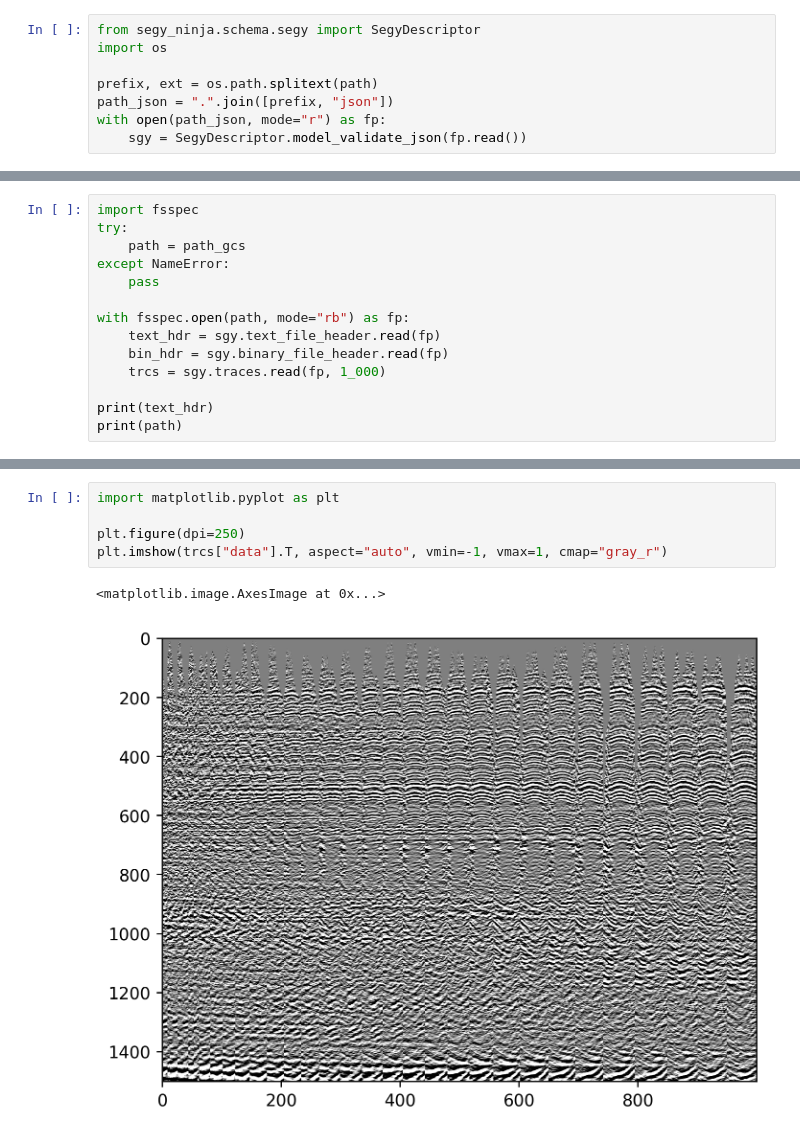
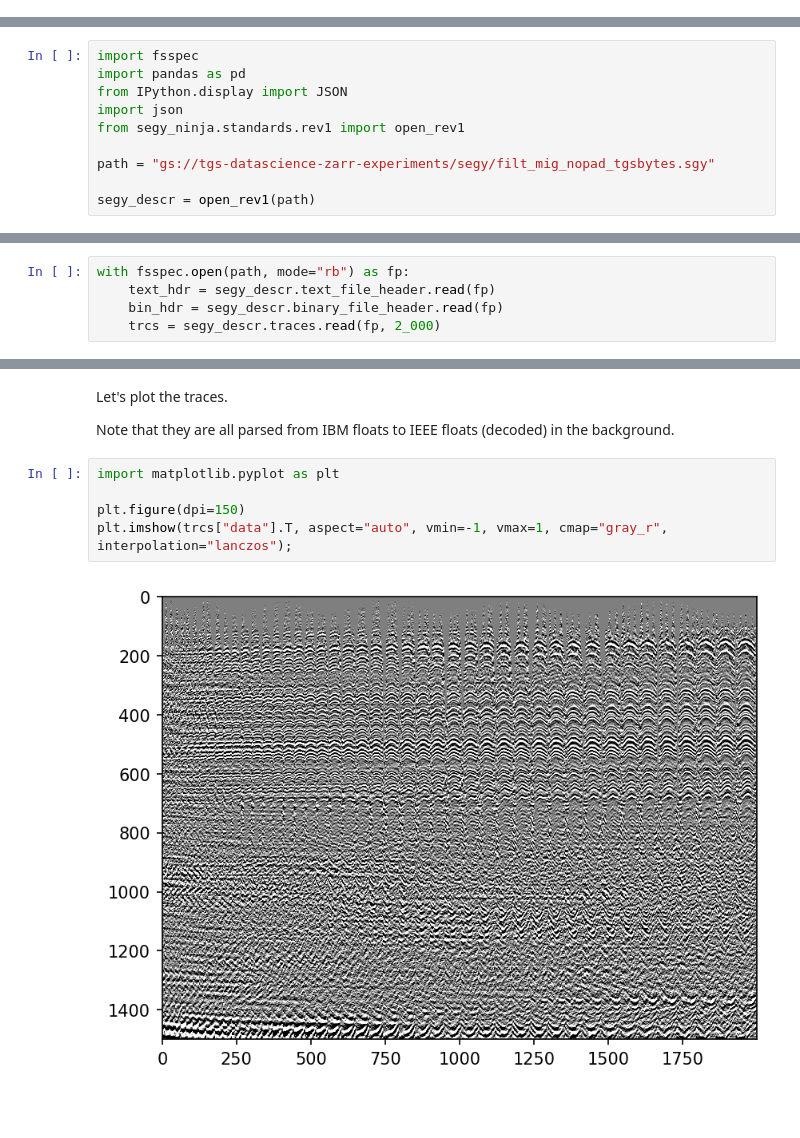
Before and after one commit to TGSAI/segy, a Jupyter notebook: examples/demo.ipynb, the cells around one changed output, grey strips where cells are left out. Saved outputs shown, nothing was run; the diff lists cells and outputs as text; blank space fills up the shorter version.

```diff
--- a/examples/demo.ipynb
+++ b/examples/demo.ipynb
@@ -50,8 +0,0 @@ path_gcs = "gs://tgs-datascience-zarr-experiments/segy/filt_mig_nopad_tgsbytes.s
-# %%
-from segy_ninja.schema.segy import SegyDescriptor
-import os
-
-prefix, ext = os.path.splitext(path)
-path_json = ".".join([prefix, "json"])
-with open(path_json, mode="r") as fp:
-    sgy = SegyDescriptor.model_validate_json(fp.read())
@@ -57,0 +7,10 @@ with open(path_json, mode="r") as fp:
+# %%
+import fsspec
+import pandas as pd
+from IPython.display import JSON
+import json
+from segy_ninja.standards.rev1 import open_rev1
+
+path = "gs://tgs-datascience-zarr-experiments/segy/filt_mig_nopad_tgsbytes.sgy"
+
+segy_descr = open_rev1(path)
@@ -58,14 +38,5 @@ with open(path_json, mode="r") as fp:
 # %%
-import fsspec
-try:
-    path = path_gcs
-except NameError:
-    pass
-
 with fsspec.open(path, mode="rb") as fp:
-    text_hdr = sgy.text_file_header.read(fp)
-    bin_hdr = sgy.binary_file_header.read(fp)
-    trcs = sgy.traces.read(fp, 1_000)
-
-print(text_hdr)
-print(path)
+    text_hdr = segy_descr.text_file_header.read(fp)
+    bin_hdr = segy_descr.binary_file_header.read(fp)
+    trcs = segy_descr.traces.read(fp, 2_000)
@@ -114,8 +95,11 @@ df
+# %% [markdown]
+Let's plot the traces.
+
+Note that they are all parsed from IBM floats to IEEE floats (decoded) in the background.
 # %%
 import matplotlib.pyplot as plt
 
-plt.figure(dpi=250)
-plt.imshow(trcs["data"].T, aspect="auto", vmin=-1, vmax=1, cmap="gray_r")
+plt.figure(dpi=150)
+plt.imshow(trcs["data"].T, aspect="auto", vmin=-1, vmax=1, cmap="gray_r", interpolation="lanczos");
 # %% [output]
-<matplotlib.image.AxesImage at 0x...>
-[figure, old version]
+[figure, new version]
```
Also changed, not shown: parts of 24 cells of this notebook.
